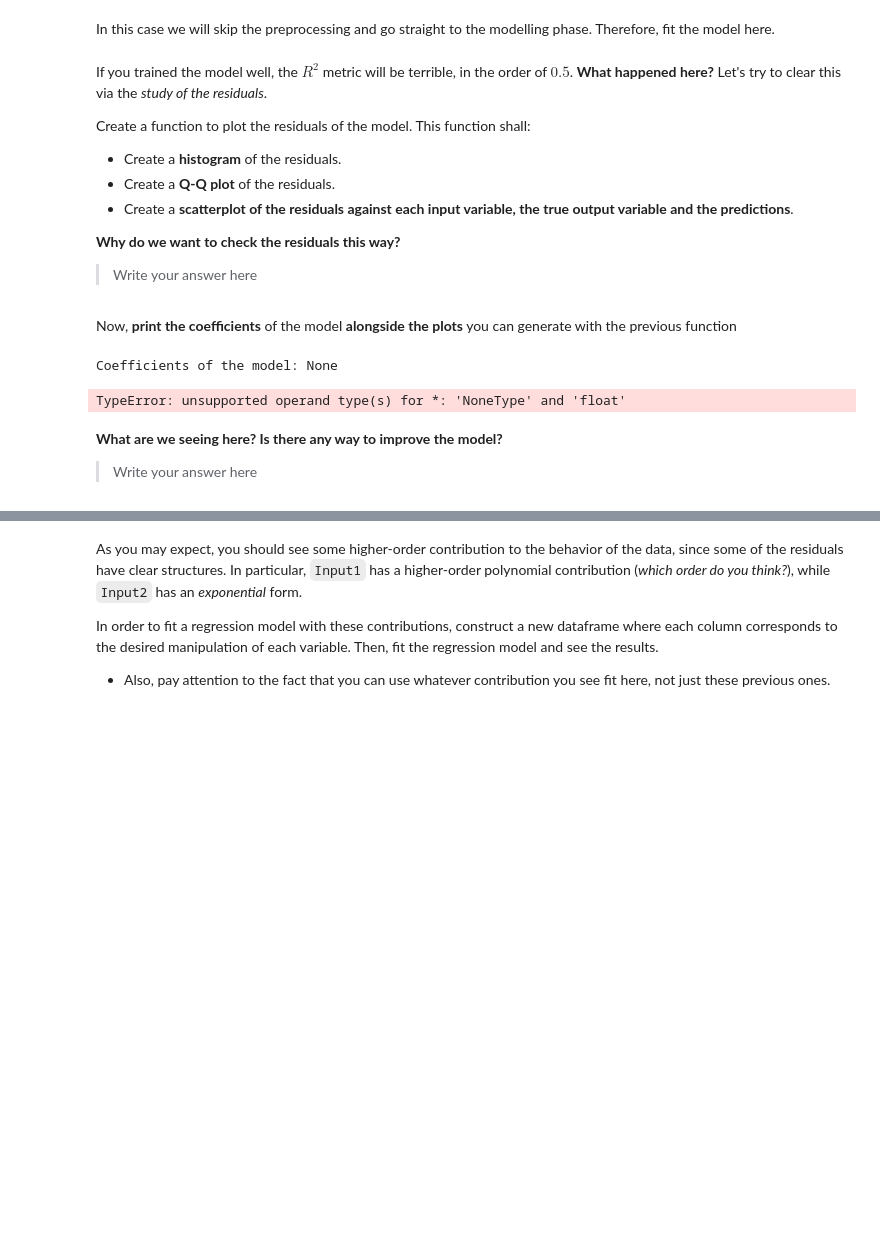
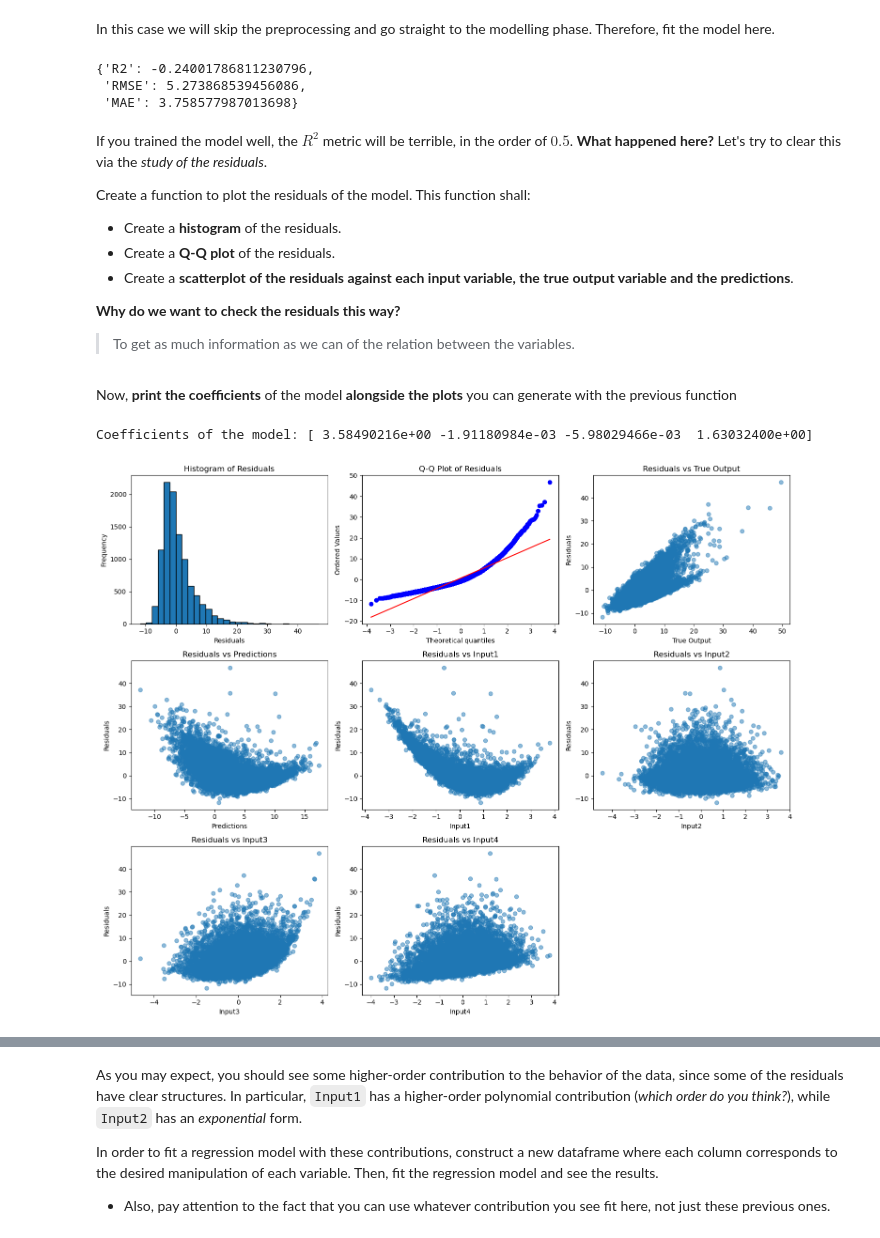
Before and after one commit to ICAI-IMAT-ML/p2-4-LuciaHC, a Jupyter notebook: notebook/Lab_2_4_LR2.ipynb, the cells around one changed output, grey strips where cells are left out. Saved outputs shown, nothing was run; the diff lists cells and outputs as text; code cells hidden in the pictures; blank space fills up the shorter version.

```diff
--- a/notebook/Lab_2_4_LR2.ipynb
+++ b/notebook/Lab_2_4_LR2.ipynb
@@ -68,14 +68,21 @@ In the previous practice, you have trained a model assuming that the relationshi
 data = pd.read_csv("../data/synthetic_dataset.csv")
 
 # TODO: Obtain inputs and output from data
-X = None
-y = None
+X = data[['Input1','Input2','Input3','Input4']]
+y = data['Output']
 # %% [markdown]
 In this case we will skip the preprocessing and go straight to the modelling phase. Therefore, fit the model here.
 # %%
 # TODO: Train linear regression model
+linreg.fit(X,y)
 # %%
 # TODO: Obtain and print the regression performance metrics
+predictions = linreg.predict(X)
+evaluate_regression(y,predictions)
+# %% [output]
+{'R2': -0.24001786811230796,
+ 'RMSE': 5.273868539456086,
+ 'MAE': 3.758577987013698}
 # %% [markdown]
 If you trained the model well, the $R^2$ metric will be terrible, in the order of $0.5$. **What happened here?** Let's try to clear this via the *study of the residuals*.
 
@@ -86,7 +93,7 @@ Create a function to plot the residuals of the model. This function shall:
 
 **Why do we want to check the residuals this way?**
 
-> Write your answer here
+> To get as much information as we can of the relation between the variables.
 # %%
 def plot_residuals(data, output_column, prediction_column):
     """
@@ -100,7 +107,7 @@ def plot_residuals(data, output_column, prediction_column):
         prediction_column (str): The name of the prediction column.
     """
     # TODO: Calculate residuals
-    residuals = None
+    residuals = data[output_column] - data[prediction_column]
 
     num_features = len(data.columns) - 2  # Exclude output and prediction columns
 
@@ -118,12 +125,12 @@ def plot_residuals(data, output_column, prediction_column):
 
     # TODO: Plot Q-Q plot of residuals (tip: use stats.probplot from scipy)
     plt.subplot(num_rows, num_cols, 2)
-    stats.probplot(None, None, None)       # Fill the code here
+    stats.probplot(residuals, dist="norm", plot=plt)       # Fill the code here
     plt.title('Q-Q Plot of Residuals')
 
     # TODO: Plot residuals against output variable
     plt.subplot(num_rows, num_cols, 3)
-    plt.scatter(None, None, alpha=0.5)     # Fill the code here
+    plt.scatter(data[output_column], residuals, alpha=0.5)     # Fill the code here
     plt.title('Residuals vs True Output')
     plt.xlabel('True Output')
     plt.ylabel('Residuals')
@@ -139,7 +146,7 @@ def plot_residuals(data, output_column, prediction_column):
     for i, col in enumerate(data.columns):
         if col not in [output_column, prediction_column]:
             plt.subplot(num_rows, num_cols, i + 5)
-            plt.scatter(None, None, alpha=0.5)   # Fill the code here
+            plt.scatter(data[col], residuals, alpha=0.5)   # Fill the code here
             plt.title(f'Residuals vs {col}')
             plt.xlabel(col)
             plt.ylabel('Residuals')
@@ -150,15 +157,12 @@ def plot_residuals(data, output_column, prediction_column):
 Now, **print the coefficients** of the model **alongside the plots** you can generate with the previous function
 # %%
 # TODO:  First, construct a dictionary of the coefficients to print them
-coef_dict = None
+coef_dict = linreg.coefficients
 print(f"Coefficients of the model: {coef_dict}")
 
 # Plot the residuals for the predictions
 data["Predictions"] = linreg.predict(X)
 plot_residuals(data, 'Output', 'Predictions')
 # %% [output]
-Coefficients of the model: None
+Coefficients of the model: [ 3.58490216e+00 -1.91180984e-03 -5.98029466e-03  1.63032400e+00]
-TypeError: unsupported operand type(s) for *: 'NoneType' and 'float'
+[figure, added]
-# %% [markdown]
-**What are we seeing here? Is there any way to improve the model?**
-> Write your answer here
```
Also changed, not shown: parts of 17 cells of this notebook, 1 other file.
